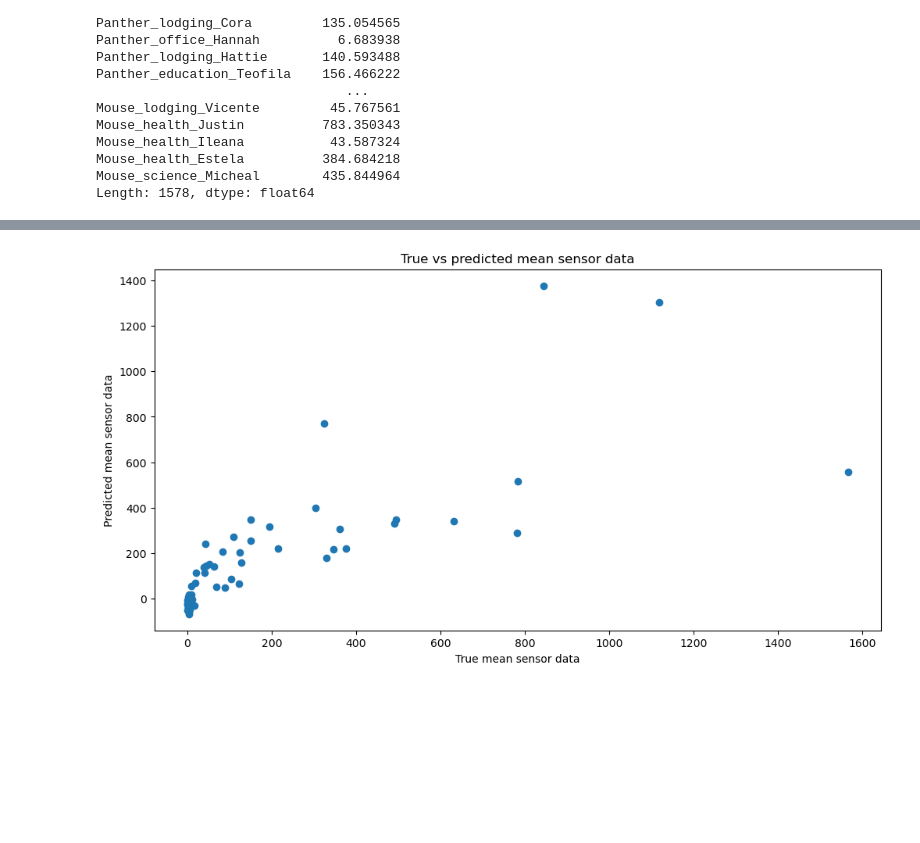
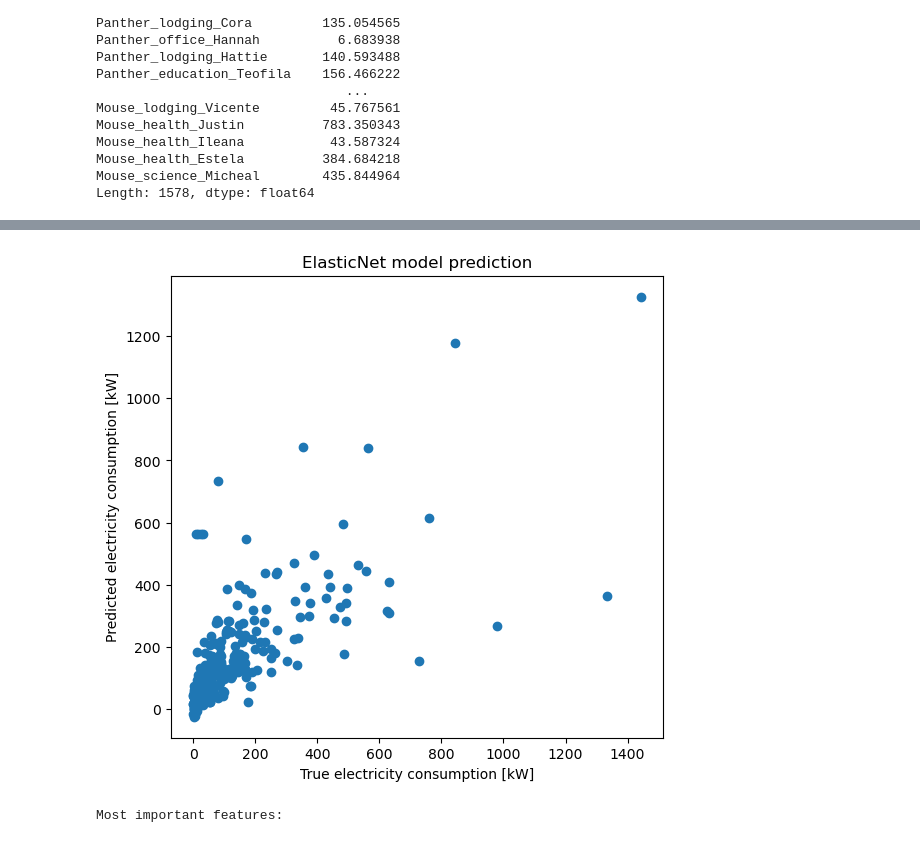
Before and after one commit to MStefko/building-data-genome-project-2, a Jupyter notebook: Marcel_notebooks/first_analysis.ipynb, the cells around one changed output, grey strips where cells are left out. Saved outputs shown, nothing was run; the diff lists cells and outputs as text; code cells hidden in the pictures; blank space fills up the shorter version.

```diff
--- a/Marcel_notebooks/first_analysis.ipynb
+++ b/Marcel_notebooks/first_analysis.ipynb
@@ -40,8 +40,15 @@ meta = pd.read_csv(
     usecols=columns_to_use,
     index_col="building_id"
 )
+
+meta_base = meta.copy()
+
+# replace missing values in "industry" and "subindustry" columns with "None"
+meta["industry"].fillna("None", inplace=True)
+meta["subindustry"].fillna("None", inplace=True)
+meta["heatingtype"].fillna("None", inplace=True)
+
 meta = pd.get_dummies(meta)
-meta.dropna(inplace=True)
 meta.info()
 meta.head()
 
@@ -60,7 +67,14 @@ sensor_data = import_data("electricity_cleaned")
 # from meta, drop rows that are not in sensor_data index
 meta = meta[meta.index.isin(sensor_data.columns)]
 
+# standardize the data
+scaler = preprocessing.StandardScaler()
+meta_scaled = scaler.fit_transform(meta)
+meta_scaled = pd.DataFrame(meta_scaled, columns=meta.columns, index=meta.index)
+meta_scaled.head()
+
+
 # split meta into train and test with sklearn
 from sklearn.model_selection import train_test_split
-train, test = train_test_split(meta, test_size=0.2, random_state=42)
+train, test = train_test_split(meta_scaled, test_size=0.2, random_state=42)
 # %% [output]
@@ -136,23 +141,60 @@ memory usage: 7.6+ KB
 # %%
-# drop NaN values
+#Impute the NaN values in train and test
+from sklearn.experimental import enable_iterative_imputer
+from sklearn.impute import IterativeImputer
+imputer = IterativeImputer()
+train_imputed = imputer.fit_transform(train)
+test_imputed = imputer.transform(test)
+
+train_imputed = pd.DataFrame(train_imputed, columns=train.columns)
+test_imputed = pd.DataFrame(test_imputed, columns=test.columns)
+
+train_imputed.index = train.index
+test_imputed.index = test.index
+
+#train_imputed.head()
+
+train = train_imputed
+test = test_imputed
+
+train["mean_sensor_data"] = mean_sensor_data
+test["mean_sensor_data"] = mean_sensor_data
+
 train.dropna(inplace=True)
 test.dropna(inplace=True)
 
+
+
+#train.info()
+#train.head()
+
 # Train linear regression model using L1 regularization on dataframe train, where column mean_sensor_data is the target
-from sklearn.linear_model import Lasso
-lasso_model = Lasso(alpha=0.1)
+from sklearn.linear_model import Lasso, ElasticNet
+
+lasso_model = Lasso(alpha=1)
 lasso_model.fit(train.drop(columns=["mean_sensor_data"]), train["mean_sensor_data"])
 
 # Predict mean_sensor_data on test
-test["predicted_mean_sensor_data"] = lasso_model.predict(test.drop(columns=["mean_sensor_data"]))
-test["predicted_mean_sensor_data"].head()
+predict = lasso_model.predict(test.drop(columns=["mean_sensor_data"]))
+predict = pd.Series(predict, index=test.index)
 
 # Visualize the results
 plt.figure(figsize=(12, 6))
-plt.scatter(test["mean_sensor_data"], test["predicted_mean_sensor_data"])
-plt.xlabel("True mean sensor data")
-plt.ylabel("Predicted mean sensor data")
-plt.title("True vs predicted mean sensor data")
+plt.scatter(test["mean_sensor_data"], predict)
+plt.xlabel("True electricity consumption [kW]")
+plt.ylabel("Predicted electricity consumption [kW]")
+plt.title("ElasticNet model prediction")
+# set axis equal
+plt.gca().set_aspect("equal")
 plt.show()
+
+# Identify most important features
+print("Most important features:")
+feature_importance = pd.Series(lasso_model.coef_, index=train.drop(columns=["mean_sensor_data"]).columns)
+feature_importance.sort_values(ascending=False, inplace=True)
+feature_importance.head(15)
+
+# Iterative imputer
 # %% [output]
-[figure, old version]
+[figure, new version]
+Most important features:
```
Also changed, not shown: parts of 4 cells of this notebook.
